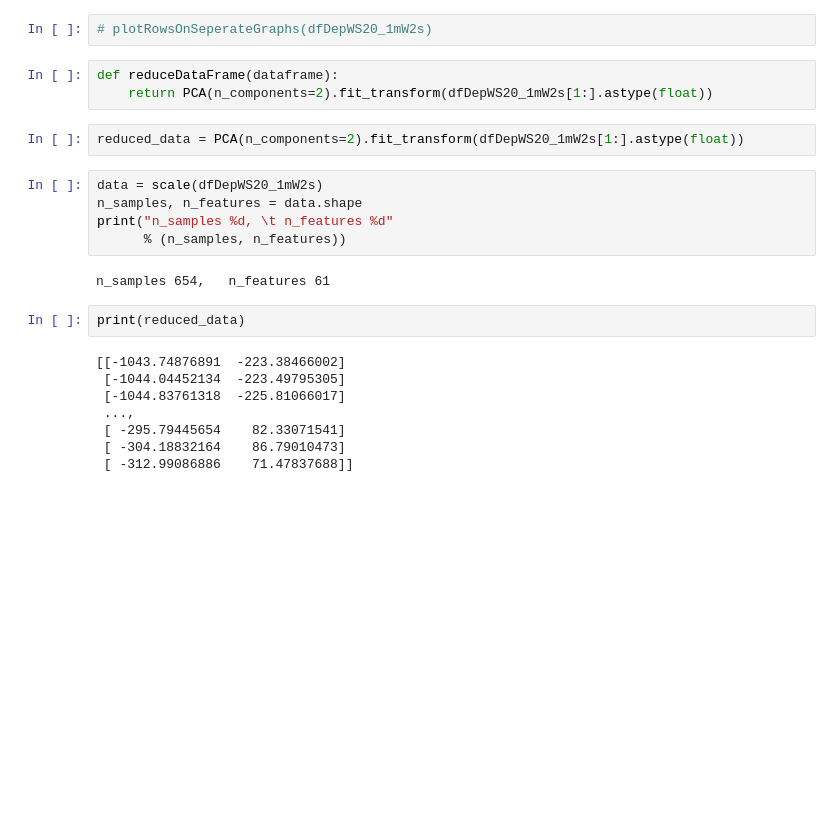
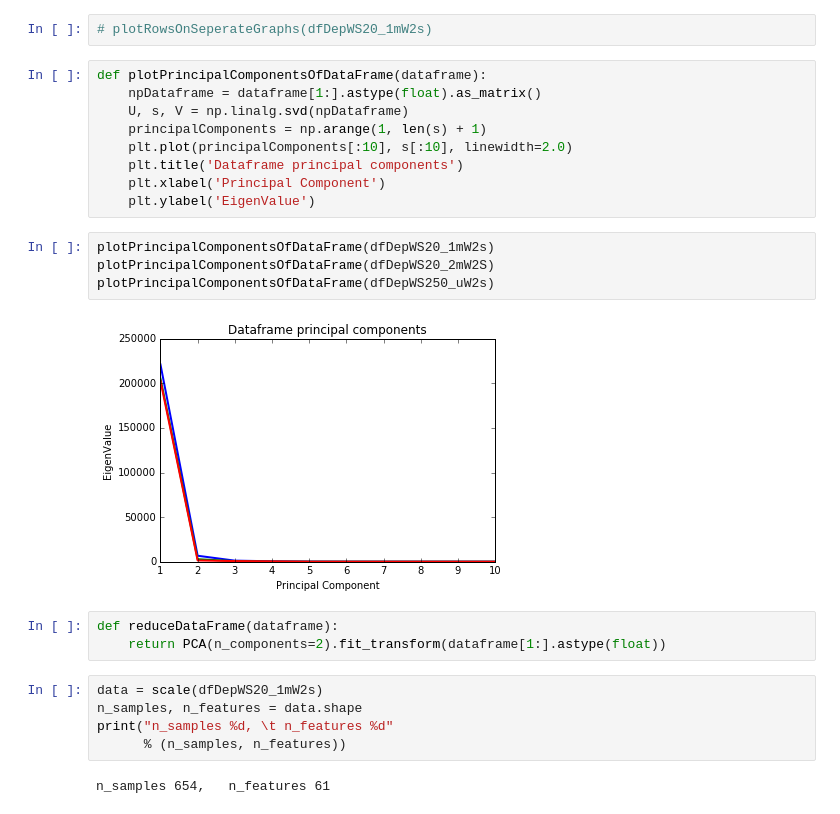
Before and after one commit to cito125/Elementary-Quantum-Computations, a Jupyter notebook: ExploratoryDataAnalysis.ipynb, the cells around one changed output. Cells and saved outputs as stored; diff of their text form; blank space fills up the shorter version.

```diff
--- a/ExploratoryDataAnalysis.ipynb
+++ b/ExploratoryDataAnalysis.ipynb
@@ -180,11 +180,24 @@ def plotRowsOnSeperateGraphs(dataframe):
 # plotRows(dfDepWS20_1mW2s)
 # %%
 # plotRowsOnSeperateGraphs(dfDepWS20_1mW2s)
+# %%
+def plotPrincipalComponentsOfDataFrame(dataframe):
+    npDataframe = dataframe[1:].astype(float).as_matrix()
+    U, s, V = np.linalg.svd(npDataframe)
+    principalComponents = np.arange(1, len(s) + 1)
+    plt.plot(principalComponents[:10], s[:10], linewidth=2.0)
+    plt.title('Dataframe principal components')
+    plt.xlabel('Principal Component')
+    plt.ylabel('EigenValue')
+# %%
+plotPrincipalComponentsOfDataFrame(dfDepWS20_1mW2s)
+plotPrincipalComponentsOfDataFrame(dfDepWS20_2mW2S)
+plotPrincipalComponentsOfDataFrame(dfDepWS250_uW2s)
+# %% [output]
+[figure, added]
 # %%
 def reduceDataFrame(dataframe):
-    return PCA(n_components=2).fit_transform(dfDepWS20_1mW2s[1:].astype(float))
+    return PCA(n_components=2).fit_transform(dataframe[1:].astype(float))
-# %%
-reduced_data = PCA(n_components=2).fit_transform(dfDepWS20_1mW2s[1:].astype(float))
 # %%
 data = scale(dfDepWS20_1mW2s)
 n_samples, n_features = data.shape
@@ -192,14 +205,4 @@ print("n_samples %d, \t n_features %d"
       % (n_samples, n_features))
 # %% [output]
 n_samples 654,   n_features 61
-# %%
-print(reduced_data)
-# %% [output]
-[[-1043.74876891  -223.38466002]
- [-1044.04452134  -223.49795305]
- [-1044.83761318  -225.81066017]
- ...,
- [ -295.79445654    82.33071541]
- [ -304.18832164    86.79010473]
- [ -312.99086886    71.47837688]]
 # %%
```
Also changed, not shown: parts of 33 cells of this notebook.
